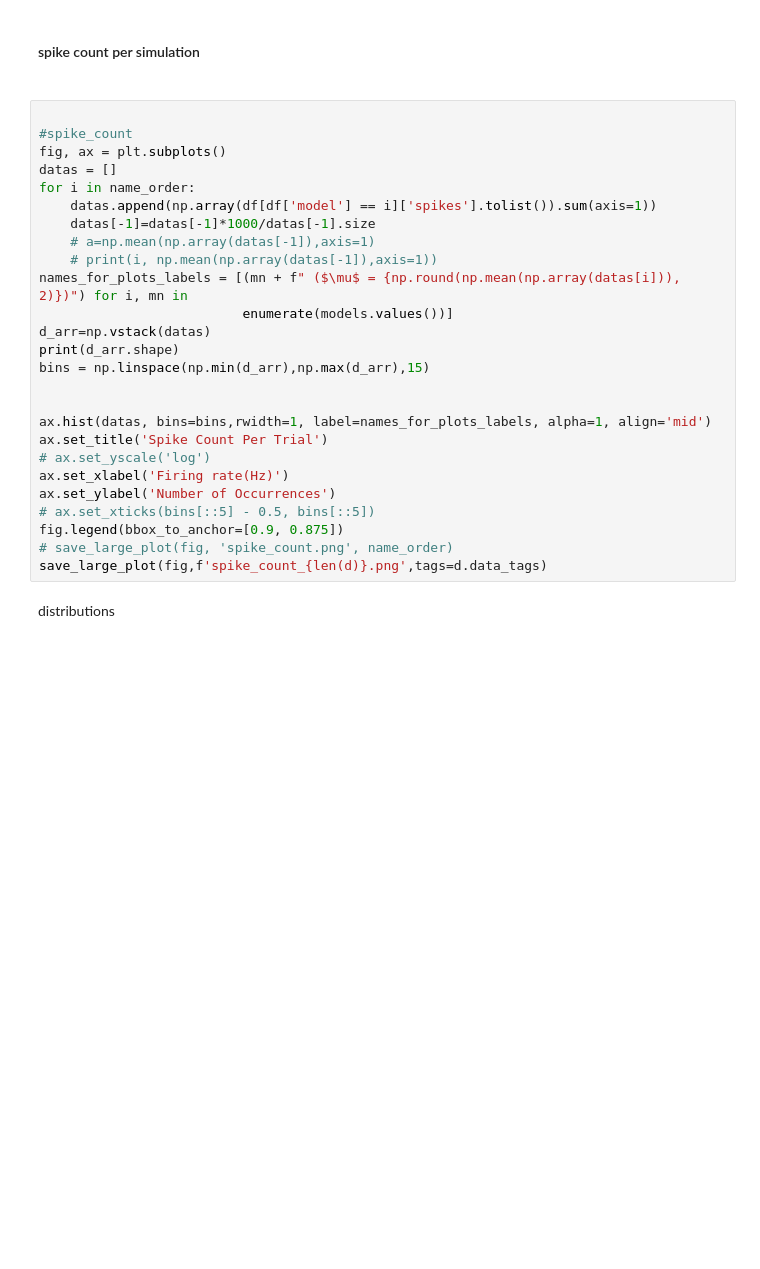
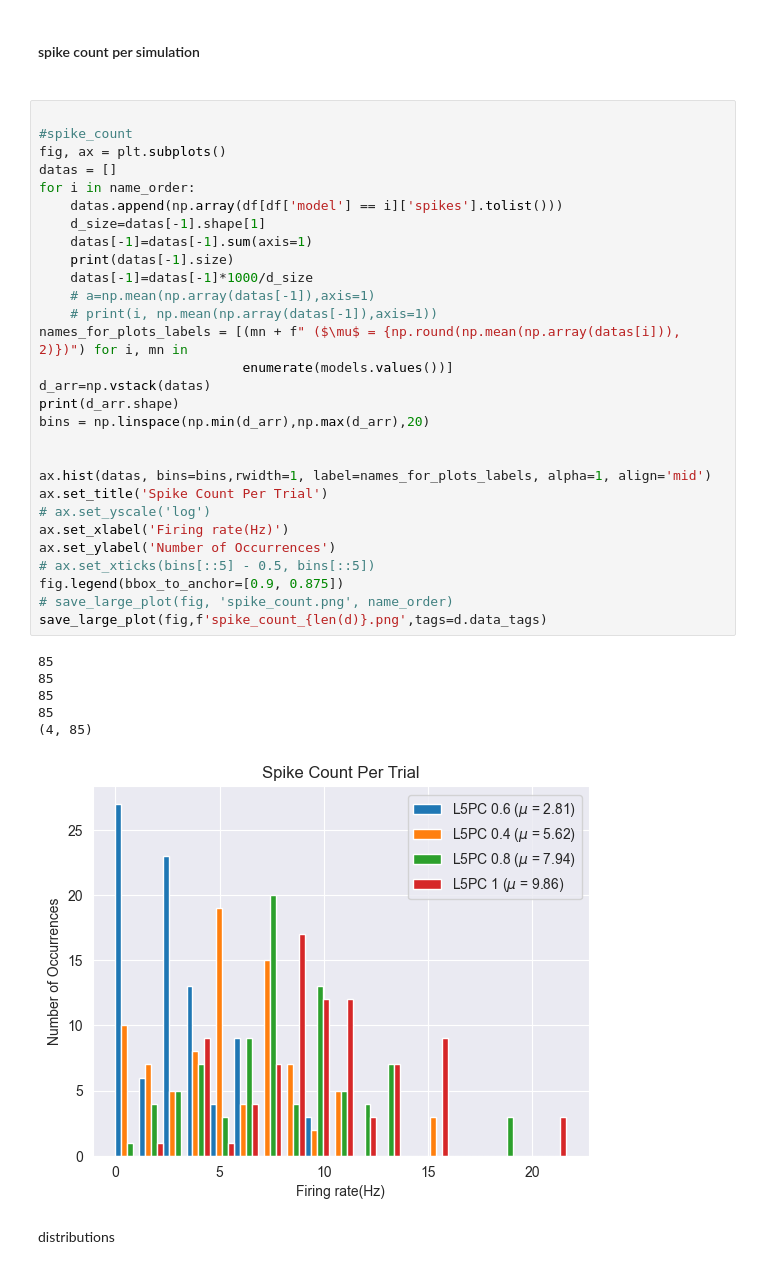
Before and after one commit to NitzanLux/neuron_mi, a Jupyter notebook: data_introduction.ipynb, the cells around one changed output. Saved outputs shown, nothing was run; the diff lists cells and outputs as text; blank space fills up the shorter version.

```diff
--- a/data_introduction.ipynb
+++ b/data_introduction.ipynb
@@ -219,29 +226,39 @@ for c in c_obj:
 # %%
 
 #spike_count
 fig, ax = plt.subplots()
 datas = []
 for i in name_order:
-    datas.append(np.array(df[df['model'] == i]['spikes'].tolist()).sum(axis=1))
-    datas[-1]=datas[-1]*1000/datas[-1].size
+    datas.append(np.array(df[df['model'] == i]['spikes'].tolist()))
+    d_size=datas[-1].shape[1]
+    datas[-1]=datas[-1].sum(axis=1)
+    print(datas[-1].size)
+    datas[-1]=datas[-1]*1000/d_size
     # a=np.mean(np.array(datas[-1]),axis=1)
     # print(i, np.mean(np.array(datas[-1]),axis=1))
 names_for_plots_labels = [(mn + f" ($\mu$ = {np.round(np.mean(np.array(datas[i])), 2)})") for i, mn in
                           enumerate(models.values())]
 d_arr=np.vstack(datas)
 print(d_arr.shape)
-bins = np.linspace(np.min(d_arr),np.max(d_arr),15)
+bins = np.linspace(np.min(d_arr),np.max(d_arr),20)
 
 
 ax.hist(datas, bins=bins,rwidth=1, label=names_for_plots_labels, alpha=1, align='mid')
 ax.set_title('Spike Count Per Trial')
 # ax.set_yscale('log')
 ax.set_xlabel('Firing rate(Hz)')
 ax.set_ylabel('Number of Occurrences')
 # ax.set_xticks(bins[::5] - 0.5, bins[::5])
 fig.legend(bbox_to_anchor=[0.9, 0.875])
 # save_large_plot(fig, 'spike_count.png', name_order)
 save_large_plot(fig,f'spike_count_{len(d)}.png',tags=d.data_tags)
+# %% [output]
+85
+85
+85
+85
+(4, 85)
+[figure, added]
 # %% [markdown]
 distributions
 # %%
```
Also changed, not shown: parts of 3 cells of this notebook, 3 other files.
